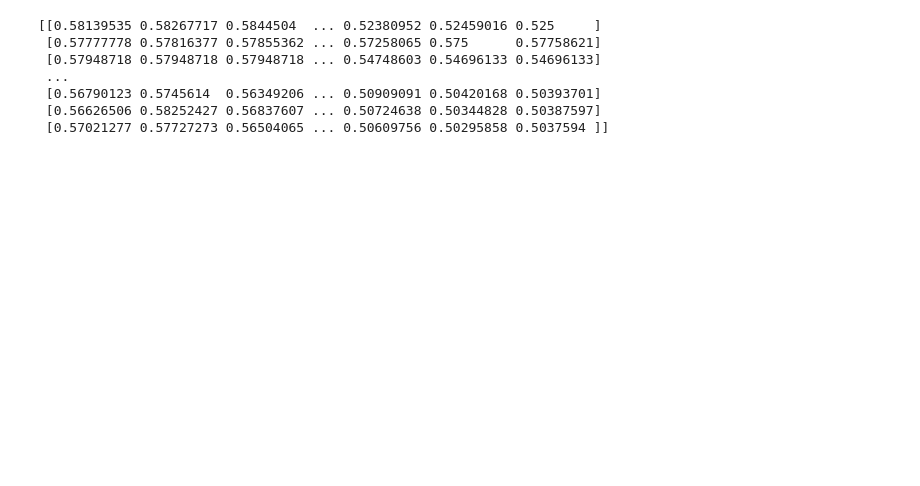
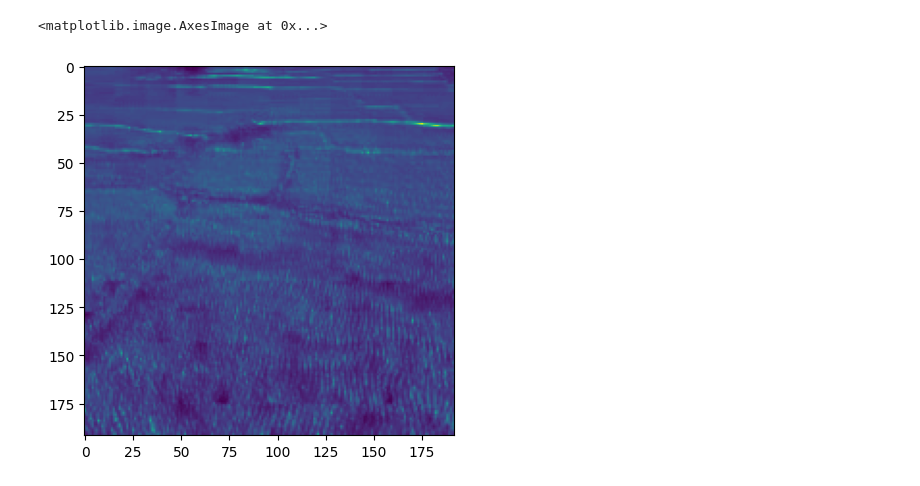
Before and after one commit to SumitSarkar969/Crop-clustering, a Jupyter notebook: IroT.ipynb, the cells around one changed output. Saved outputs shown, nothing was run; the diff lists cells and outputs as text; code cells hidden in the pictures; blank space fills up the shorter version.

```diff
--- a/IroT.ipynb
+++ b/IroT.ipynb
@@ -15,14 +15,12 @@ I = image.imread('img_resized.jpg')/255
 # %%
 f = (I[:,:,1]-I[:,:,0])/(I[:,:,1]+I[:,:,0])
 f = 0.5*(f+1)
+
+plt.plot()
+plt.imshow(f)
 # %% [output]
-[[0.58139535 0.58267717 0.5844504  ... 0.52380952 0.52459016 0.525     ]
- [0.57777778 0.57816377 0.57855362 ... 0.57258065 0.575      0.57758621]
- [0.57948718 0.57948718 0.57948718 ... 0.54748603 0.54696133 0.54696133]
- ...
- [0.56790123 0.5745614  0.56349206 ... 0.50909091 0.50420168 0.50393701]
- [0.56626506 0.58252427 0.56837607 ... 0.50724638 0.50344828 0.50387597]
- [0.57021277 0.57727273 0.56504065 ... 0.50609756 0.50295858 0.5037594 ]]
+<matplotlib.image.AxesImage at 0x...>
+[figure, added]
 # %%
 k=0
 X = np.zeros([M*N,2])
```
Also changed, not shown: parts of 4 cells of this notebook, 2 other files.
